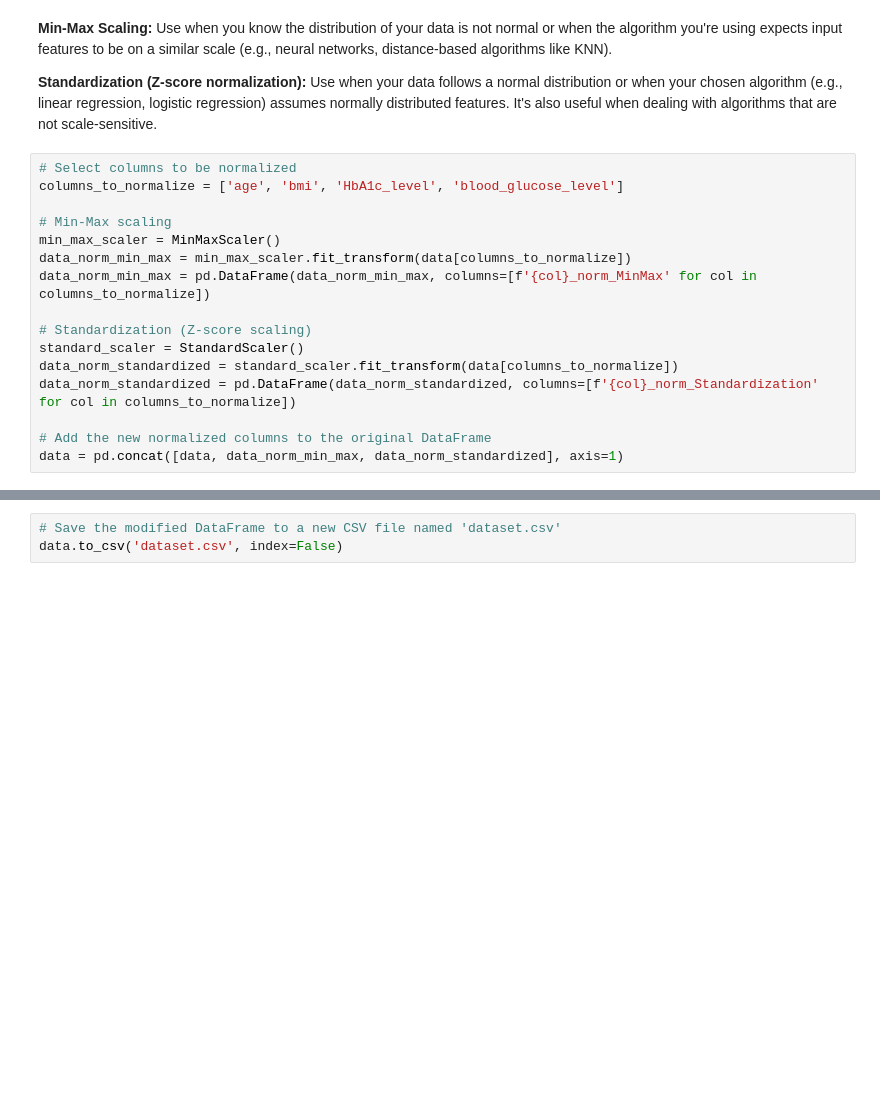
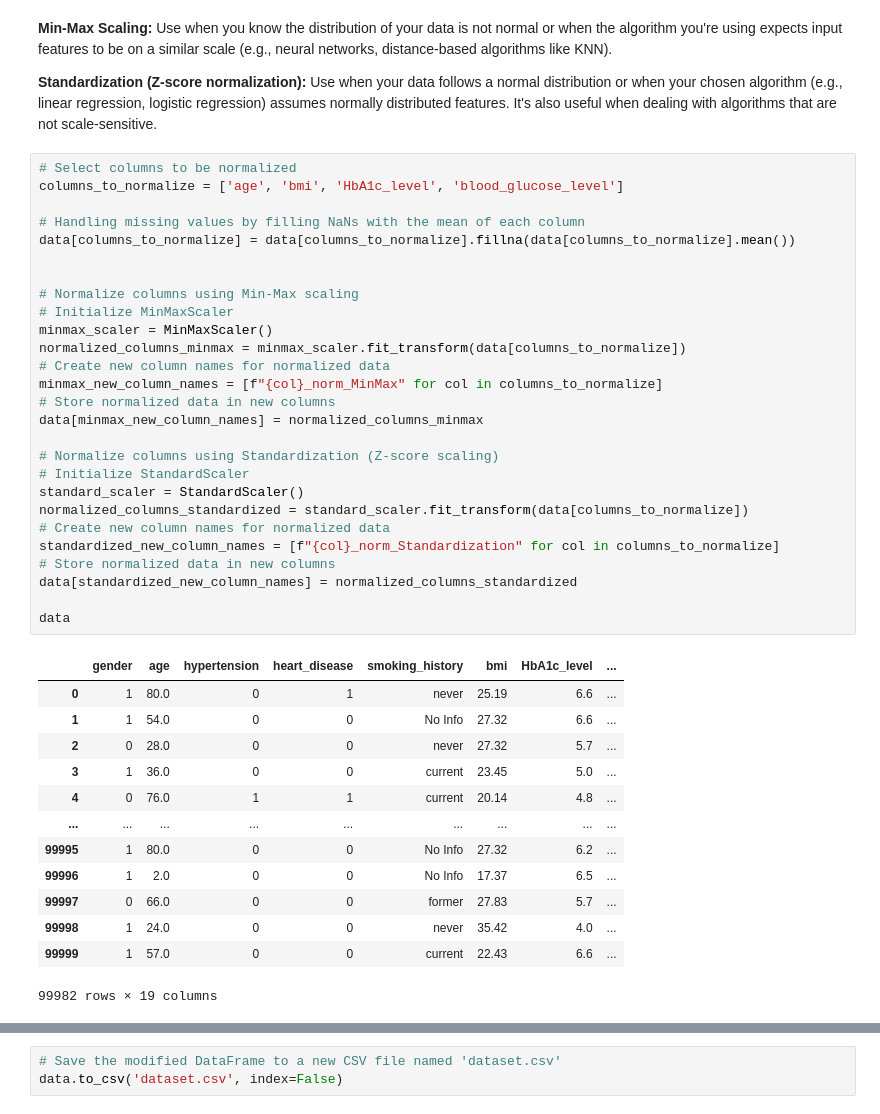
Before and after one commit to armanfeili/FDS-Final-Project, a Jupyter notebook: main.ipynb, the cells around one changed output, grey strips where cells are left out. Cells and saved outputs as stored; diff of their text form; blank space fills up the shorter version.

```diff
--- a/main.ipynb
+++ b/main.ipynb
@@ -186,19 +222,44 @@ data.head()
 # %%
 # Select columns to be normalized
 columns_to_normalize = ['age', 'bmi', 'HbA1c_level', 'blood_glucose_level']
 
-# Min-Max scaling
-min_max_scaler = MinMaxScaler()
-data_norm_min_max = min_max_scaler.fit_transform(data[columns_to_normalize])
-data_norm_min_max = pd.DataFrame(data_norm_min_max, columns=[f'{col}_norm_MinMax' for col in columns_to_normalize])
+# Handling missing values by filling NaNs with the mean of each column
+data[columns_to_normalize] = data[columns_to_normalize].fillna(data[columns_to_normalize].mean())
 
-# Standardization (Z-score scaling)
+
+# Normalize columns using Min-Max scaling
+# Initialize MinMaxScaler
+minmax_scaler = MinMaxScaler()
+normalized_columns_minmax = minmax_scaler.fit_transform(data[columns_to_normalize])
+# Create new column names for normalized data
+minmax_new_column_names = [f"{col}_norm_MinMax" for col in columns_to_normalize]
+# Store normalized data in new columns
+data[minmax_new_column_names] = normalized_columns_minmax
+
+# Normalize columns using Standardization (Z-score scaling)
+# Initialize StandardScaler
 standard_scaler = StandardScaler()
-data_norm_standardized = standard_scaler.fit_transform(data[columns_to_normalize])
-data_norm_standardized = pd.DataFrame(data_norm_standardized, columns=[f'{col}_norm_Standardization' for col in columns_to_normalize])
+normalized_columns_standardized = standard_scaler.fit_transform(data[columns_to_normalize])
+# Create new column names for normalized data
+standardized_new_column_names = [f"{col}_norm_Standardization" for col in columns_to_normalize]
+# Store normalized data in new columns
+data[standardized_new_column_names] = normalized_columns_standardized
 
-# Add the new normalized columns to the original DataFrame
-data = pd.concat([data, data_norm_min_max, data_norm_standardized], axis=1)
+data
+# %% [output]
+|  | gender | age | hypertension | heart_disease | smoking_history | bmi | HbA1c_level | ... |
+| 0 | 1 | 80.0 | 0 | 1 | never | 25.19 | 6.6 | ... |
+| 1 | 1 | 54.0 | 0 | 0 | No Info | 27.32 | 6.6 | ... |
+| 2 | 0 | 28.0 | 0 | 0 | never | 27.32 | 5.7 | ... |
+| 3 | 1 | 36.0 | 0 | 0 | current | 23.45 | 5.0 | ... |
+| 4 | 0 | 76.0 | 1 | 1 | current | 20.14 | 4.8 | ... |
+| ... | ... | ... | ... | ... | ... | ... | ... | ... |
+| 99995 | 1 | 80.0 | 0 | 0 | No Info | 27.32 | 6.2 | ... |
+| 99996 | 1 | 2.0 | 0 | 0 | No Info | 17.37 | 6.5 | ... |
+| 99997 | 0 | 66.0 | 0 | 0 | former | 27.83 | 5.7 | ... |
+| 99998 | 1 | 24.0 | 0 | 0 | never | 35.42 | 4.0 | ... |
+| 99999 | 1 | 57.0 | 0 | 0 | current | 22.43 | 6.6 | ... |
+99982 rows × 19 columns
 # %%
 # Re-order the columns of the data frame
 new_column_order = ['gender', 'age', 'age_norm_MinMax', 'age_norm_Standardization', 'bmi', 'bmi_norm_MinMax', 'bmi_norm_Standardization', 'HbA1c_level', 'HbA1c_level_norm_MinMax', 'HbA1c_level_norm_Standardization', 'blood_glucose_level', 'blood_glucose_level_norm_MinMax', 'blood_glucose_level_norm_Standardization', 'smoking_history', 'is_smoker', 'been_smoker', 'hypertension', 'heart_disease', 'diabetes']
```
Also changed, not shown: parts of 6 cells of this notebook.
